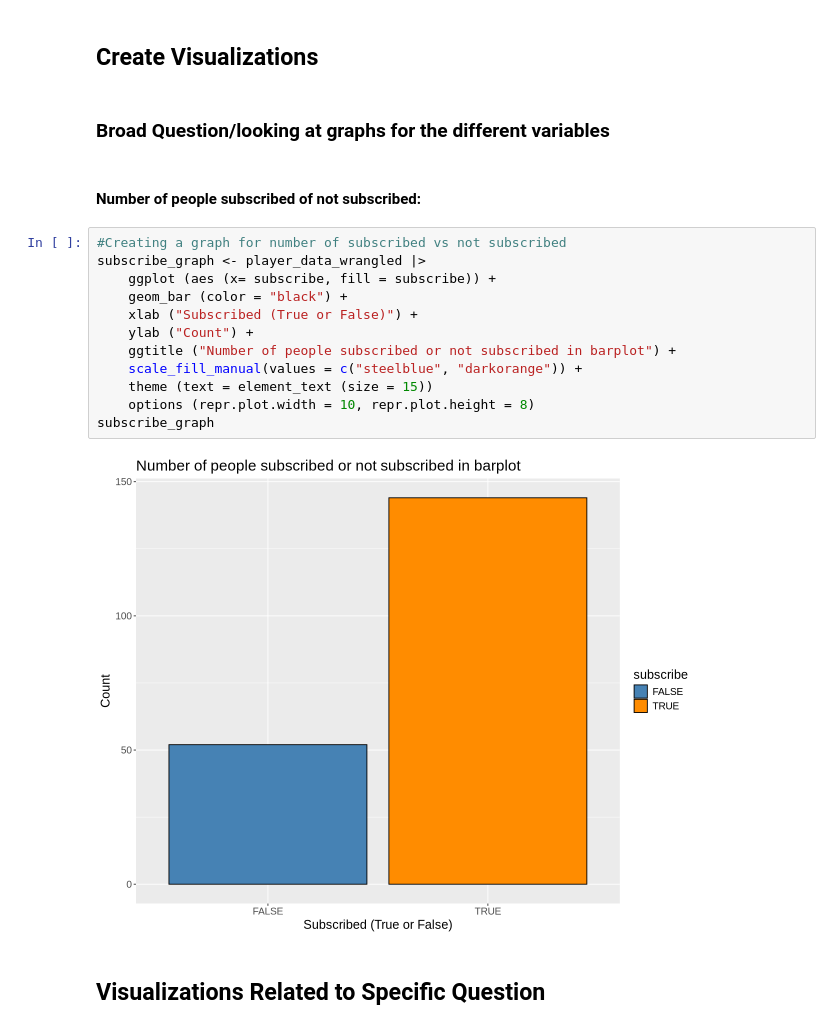
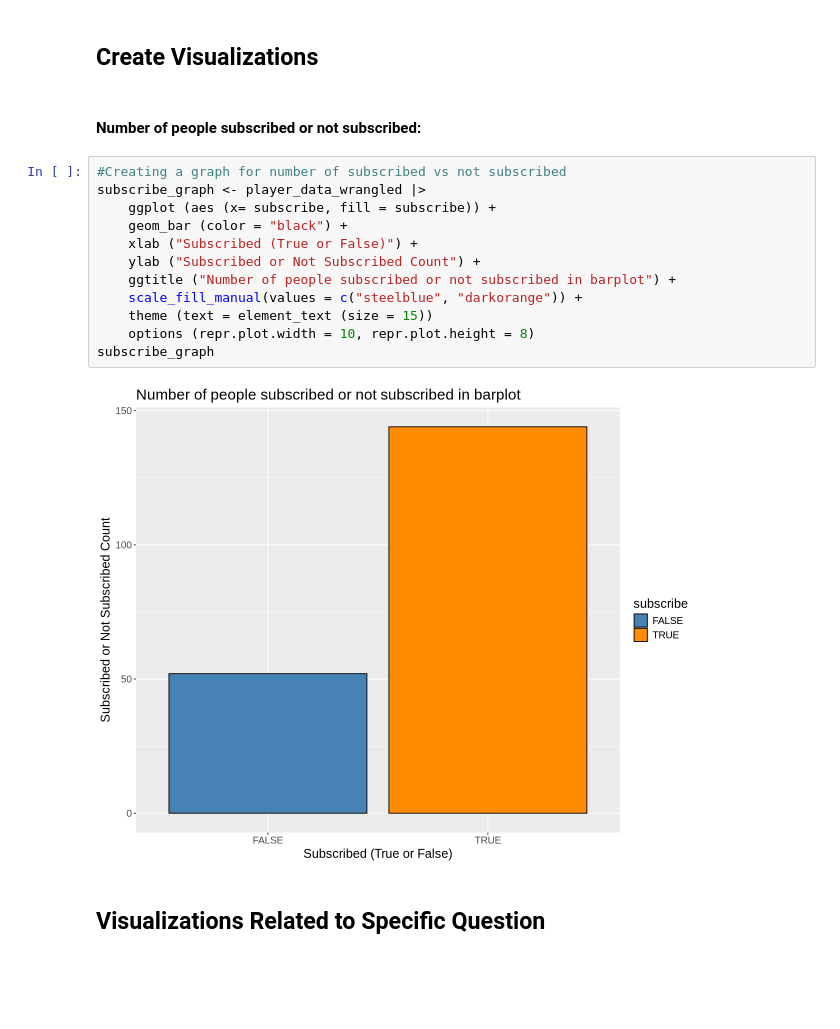
Before and after one commit to SimranHeir/DSCI-100-Project-Planning-Stage-Individual-Simran-Heir, a Jupyter notebook: Project Planning Individual Stage Notebook - Simran Heir.ipynb, the cells around one changed output. Drawn from its saved outputs; the diff is of its cells as text; blank space fills up the shorter version.

```diff
--- a/Project Planning Individual Stage Notebook - Simran Heir.ipynb
+++ b/Project Planning Individual Stage Notebook - Simran Heir.ipynb
@@ -311,26 +311,23 @@ A tibble: 6 × 3
 # %% [markdown]
 
 ## Create Visualizations
-# %% [markdown]
-
-### Broad Question/looking at graphs for the different variables
 # %% [markdown]
 
-#### Number of people subscribed of not subscribed:
+#### Number of people subscribed or not subscribed:
 # %%
 #Creating a graph for number of subscribed vs not subscribed
 subscribe_graph <- player_data_wrangled |>
     ggplot (aes (x= subscribe, fill = subscribe)) +
     geom_bar (color = "black") +
     xlab ("Subscribed (True or False)") +
-    ylab ("Count") +
+    ylab ("Subscribed or Not Subscribed Count") +
     ggtitle ("Number of people subscribed or not subscribed in barplot") +
     scale_fill_manual(values = c("steelblue", "darkorange")) +
     theme (text = element_text (size = 15))
     options (repr.plot.width = 10, repr.plot.height = 8)
 subscribe_graph
 # %% [output]
-[figure, old version]
+[figure, new version]
 # %% [markdown]
 
 ## Visualizations Related to Specific Question
```
Also changed, not shown: parts of 10 cells of this notebook.
